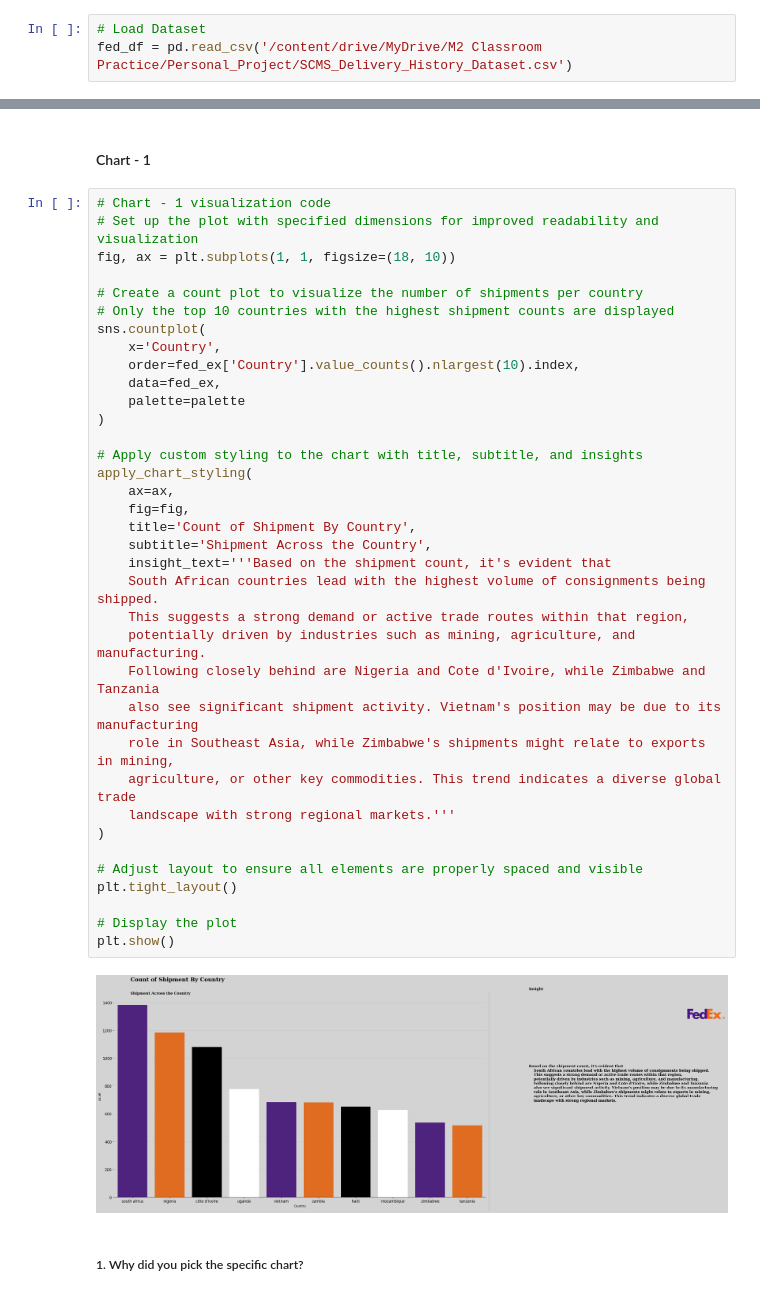
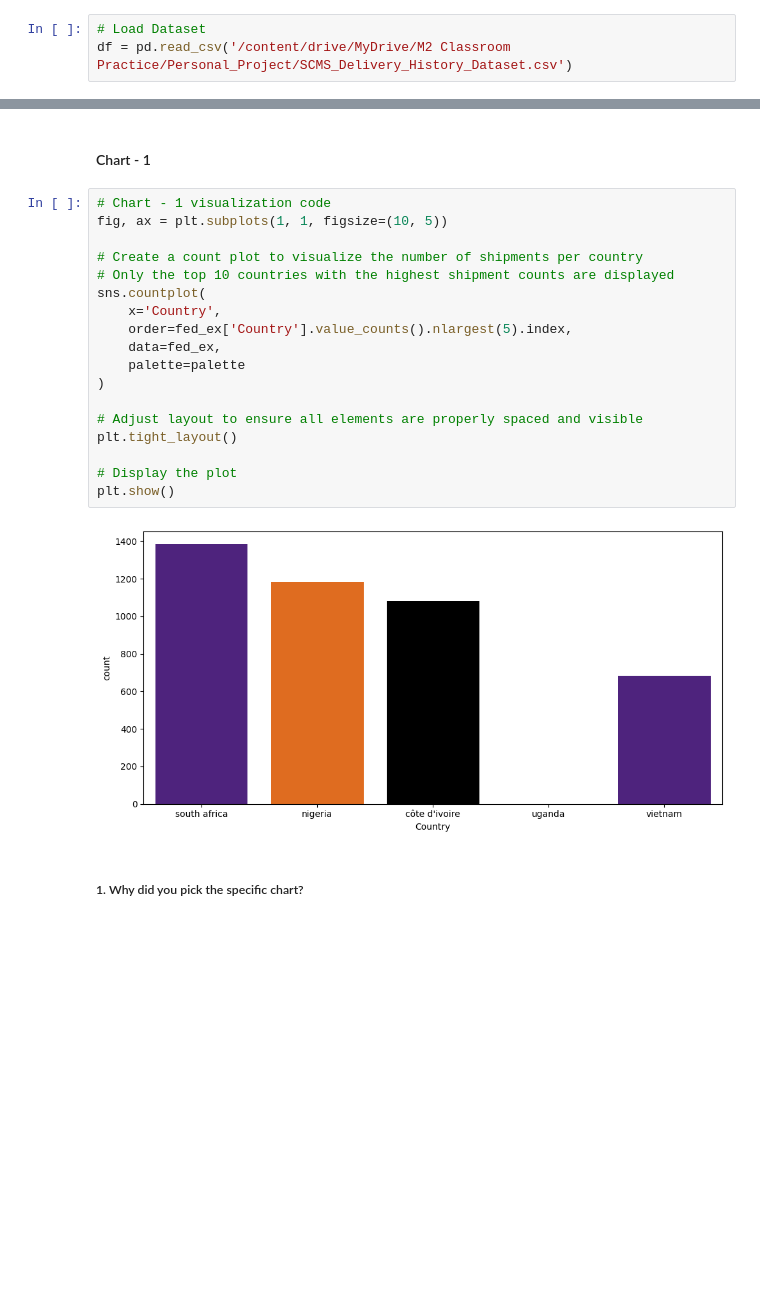
Before and after one commit to S-Narasimman/FedEx-Logistics-Performance-Analysis, a Jupyter notebook: FedEx_Logistics_Performance_Analysis.ipynb, the cells around one changed output, grey strips where cells are left out. Cells and saved outputs as stored; diff of their text form; blank space fills up the shorter version.

```diff
--- a/FedEx_Logistics_Performance_Analysis.ipynb
+++ b/FedEx_Logistics_Performance_Analysis.ipynb
@@ -134,7 +108,7 @@ drive.mount('/content/drive')
 Mounted at /content/drive
 # %%
 # Load Dataset
-fed_df = pd.read_csv('/content/drive/MyDrive/M2 Classroom Practice/Personal_Project/SCMS_Delivery_History_Dataset.csv')
+df = pd.read_csv('/content/drive/MyDrive/M2 Classroom Practice/Personal_Project/SCMS_Delivery_History_Dataset.csv')
 # %% [markdown]
 ### Dataset First View
 # %%
@@ -426,42 +368,24 @@ When I first opened the dataset, it was honestly a mess. Dates were in all sorts
 #### Chart - 1
 # %%
 # Chart - 1 visualization code
-# Set up the plot with specified dimensions for improved readability and visualization
-fig, ax = plt.subplots(1, 1, figsize=(18, 10))
+fig, ax = plt.subplots(1, 1, figsize=(10, 5))
 
 # Create a count plot to visualize the number of shipments per country
 # Only the top 10 countries with the highest shipment counts are displayed
 sns.countplot(
     x='Country',
-    order=fed_ex['Country'].value_counts().nlargest(10).index,
+    order=fed_ex['Country'].value_counts().nlargest(5).index,
     data=fed_ex,
     palette=palette
-)
-
-# Apply custom styling to the chart with title, subtitle, and insights
-apply_chart_styling(
-    ax=ax,
-    fig=fig,
-    title='Count of Shipment By Country',
-    subtitle='Shipment Across the Country',
-    insight_text='''Based on the shipment count, it's evident that
-    South African countries lead with the highest volume of consignments being shipped.
-    This suggests a strong demand or active trade routes within that region,
-    potentially driven by industries such as mining, agriculture, and manufacturing.
-    Following closely behind are Nigeria and Cote d'Ivoire, while Zimbabwe and Tanzania
-    also see significant shipment activity. Vietnam's position may be due to its manufacturing
-    role in Southeast Asia, while Zimbabwe's shipments might relate to exports in mining,
-    agriculture, or other key commodities. This trend indicates a diverse global trade
-    landscape with strong regional markets.'''
 )
 
 # Adjust layout to ensure all elements are properly spaced and visible
 plt.tight_layout()
 
 # Display the plot
 plt.show()
 # %% [output]
-[figure, old version]
+[figure, new version]
 # %% [markdown]
 ##### 1. Why did you pick the specific chart?
 # %% [markdown]
```
Also changed, not shown: parts of 30 cells of this notebook.
